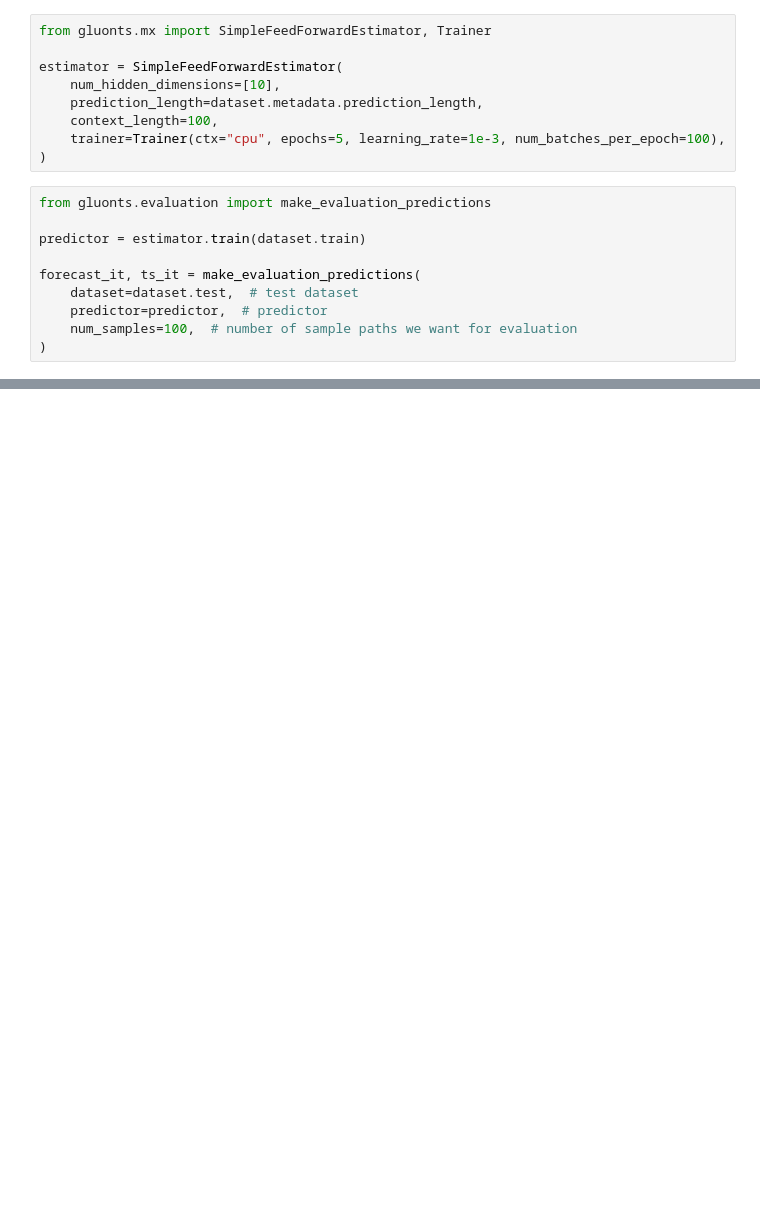
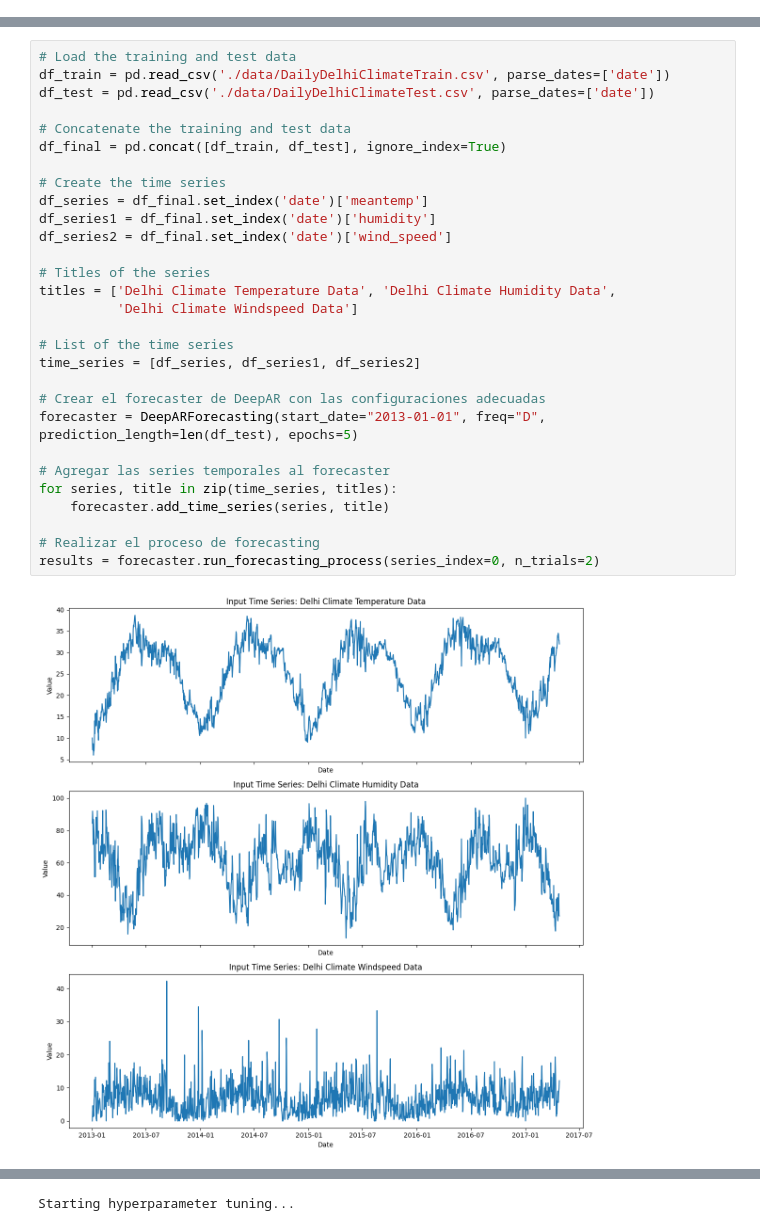
Before and after one commit to Plealm/Acciones_Series_Temporales, a Jupyter notebook: src/Gluon_TS/Prueba.ipynb, the cells around one changed output, grey strips where cells are left out. Drawn from its saved outputs; the diff is of its cells as text; blank space fills up the shorter version.

```diff
--- a/src/Gluon_TS/Prueba.ipynb
+++ b/src/Gluon_TS/Prueba.ipynb
@@ -68,19 +0,0 @@ plt.show()
-# %%
-from gluonts.mx import SimpleFeedForwardEstimator, Trainer
-
-estimator = SimpleFeedForwardEstimator(
-    num_hidden_dimensions=[10],
-    prediction_length=dataset.metadata.prediction_length,
-    context_length=100,
-    trainer=Trainer(ctx="cpu", epochs=5, learning_rate=1e-3, num_batches_per_epoch=100),
-)
-# %%
-from gluonts.evaluation import make_evaluation_predictions
-
-predictor = estimator.train(dataset.train)
-
-forecast_it, ts_it = make_evaluation_predictions(
-    dataset=dataset.test,  # test dataset
-    predictor=predictor,  # predictor
-    num_samples=100,  # number of sample paths we want for evaluation
-)
@@ -552,0 +327,31 @@ DatetimeIndex(['2026-07-31', '2026-08-31', '2026-09-30', '2026-10-31',
+# %%
+# Load the training and test data
+df_train = pd.read_csv('./data/DailyDelhiClimateTrain.csv', parse_dates=['date'])
+df_test = pd.read_csv('./data/DailyDelhiClimateTest.csv', parse_dates=['date'])
+
+# Concatenate the training and test data
+df_final = pd.concat([df_train, df_test], ignore_index=True)
+
+# Create the time series
+df_series = df_final.set_index('date')['meantemp']
+df_series1 = df_final.set_index('date')['humidity']
+df_series2 = df_final.set_index('date')['wind_speed']
+
+# Titles of the series
+titles = ['Delhi Climate Temperature Data', 'Delhi Climate Humidity Data',
+          'Delhi Climate Windspeed Data']
+
+# List of the time series
+time_series = [df_series, df_series1, df_series2]
+
+# Crear el forecaster de DeepAR con las configuraciones adecuadas
+forecaster = DeepARForecasting(start_date="2013-01-01", freq="D", prediction_length=len(df_test), epochs=5)
+
+# Agregar las series temporales al forecaster
+for series, title in zip(time_series, titles):
+    forecaster.add_time_series(series, title)
+
+# Realizar el proceso de forecasting
+results = forecaster.run_forecasting_process(series_index=0, n_trials=2)
+# %% [output]
+[figure, added]
@@ -552,0 +359 @@ DatetimeIndex(['2026-07-31', '2026-08-31', '2026-09-30', '2026-10-31',
+Starting hyperparameter tuning...
```
Also changed, not shown: parts of 19 cells of this notebook, 3 other files.
